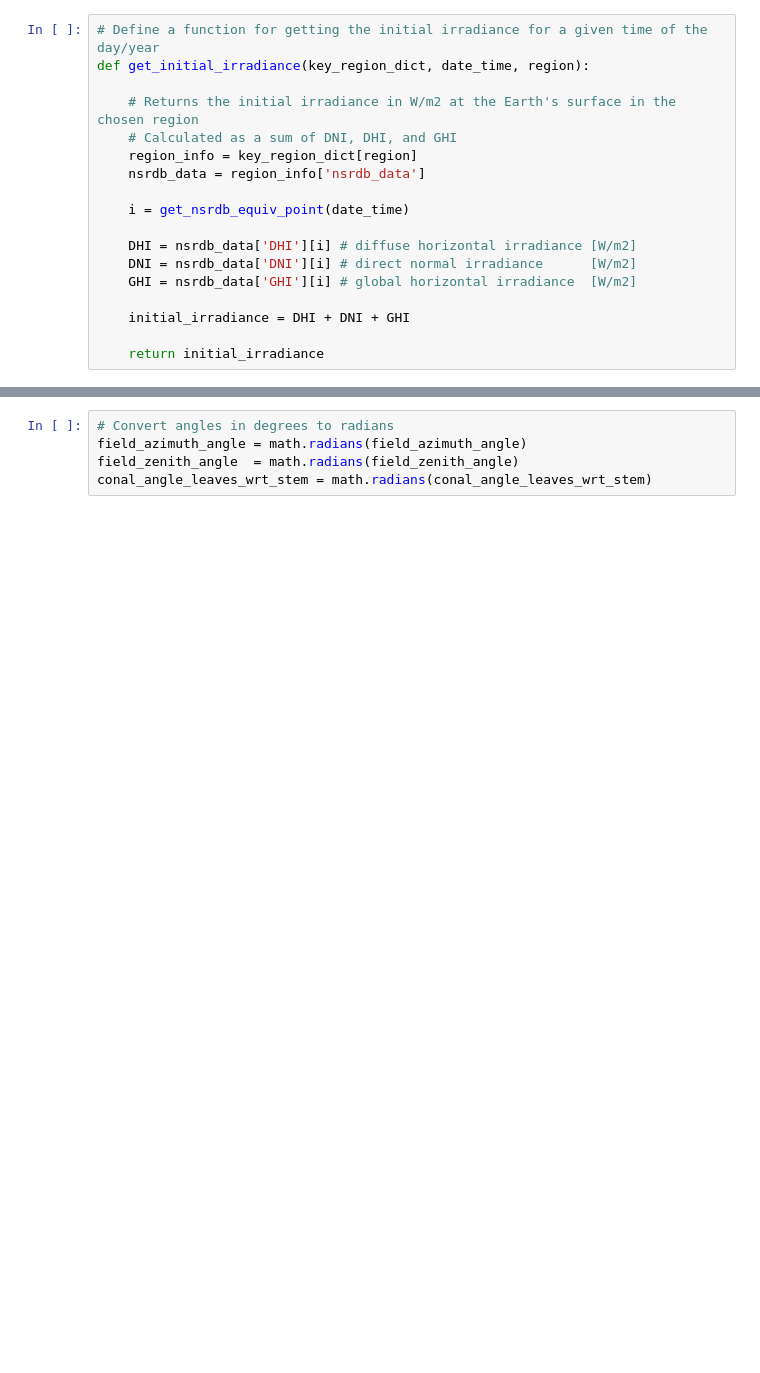
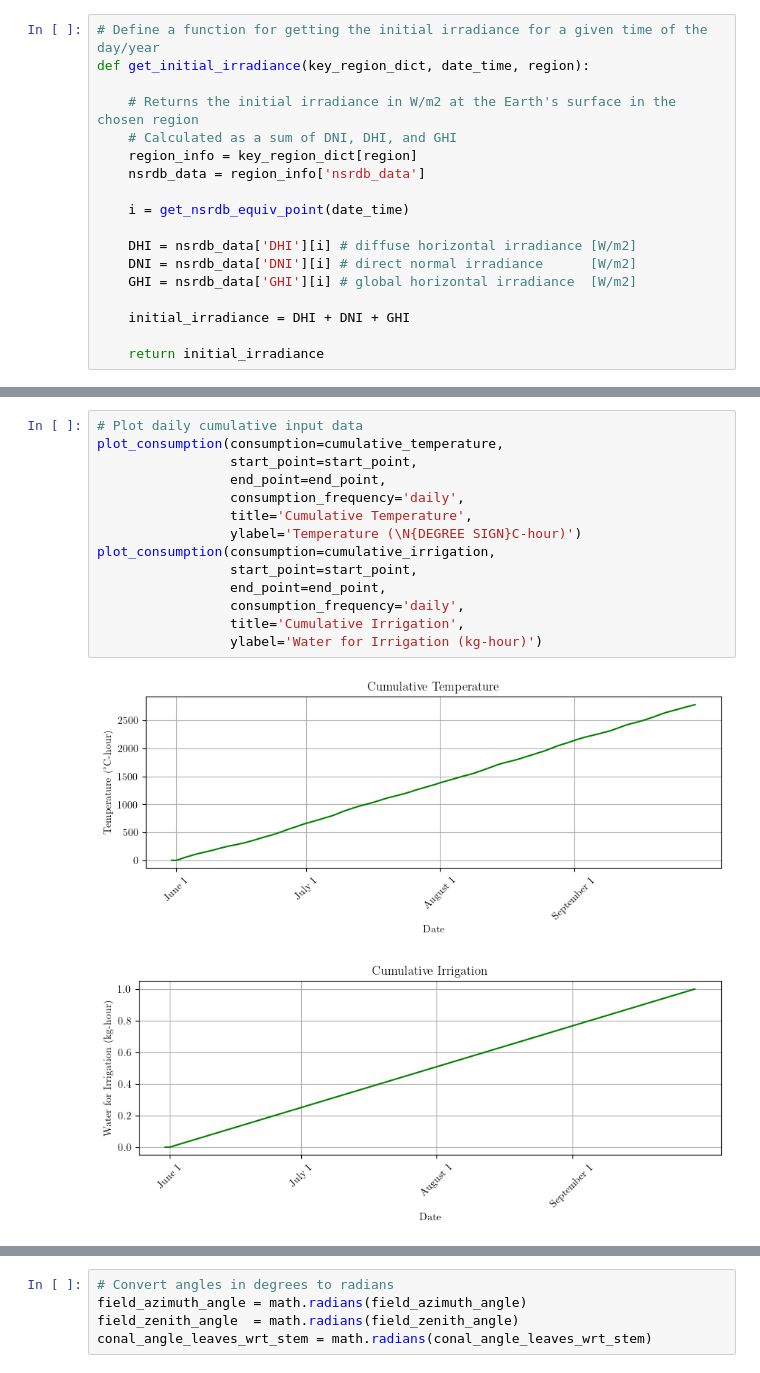
Before and after one commit to carlacupcake/smartfarm, a Jupyter notebook: code/smartfarm.ipynb, the cells around one changed output, grey strips where cells are left out. Saved outputs shown, nothing was run; the diff lists cells and outputs as text; blank space fills up the shorter version.

```diff
--- a/code/smartfarm.ipynb
+++ b/code/smartfarm.ipynb
@@ -408,0 +532,17 @@ plot_consumption(hourly_fertilizer_consumption, date_labels_points, date_labels_
+# %%
+# Plot daily cumulative input data
+plot_consumption(consumption=cumulative_temperature,
+                 start_point=start_point,
+                 end_point=end_point,
+                 consumption_frequency='daily',
+                 title='Cumulative Temperature',
+                 ylabel='Temperature (\N{DEGREE SIGN}C-hour)')
+plot_consumption(consumption=cumulative_irrigation,
+                 start_point=start_point,
+                 end_point=end_point,
+                 consumption_frequency='daily',
+                 title='Cumulative Irrigation',
+                 ylabel='Water for Irrigation (kg-hour)')
+# %% [output]
+[figure, added]
+[figure, added]
```
Also changed, not shown: parts of 12 cells of this notebook, 9 other files.
